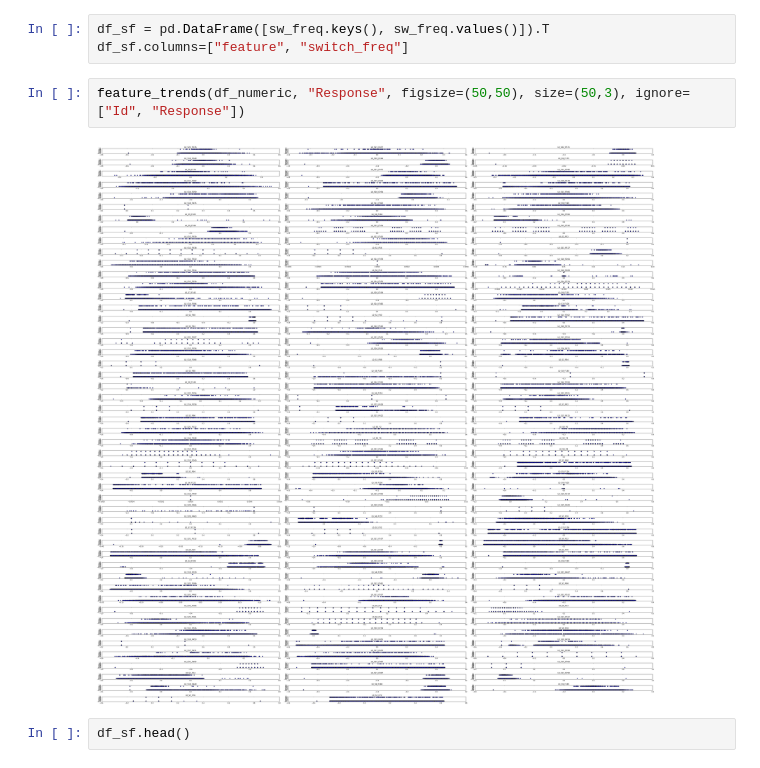
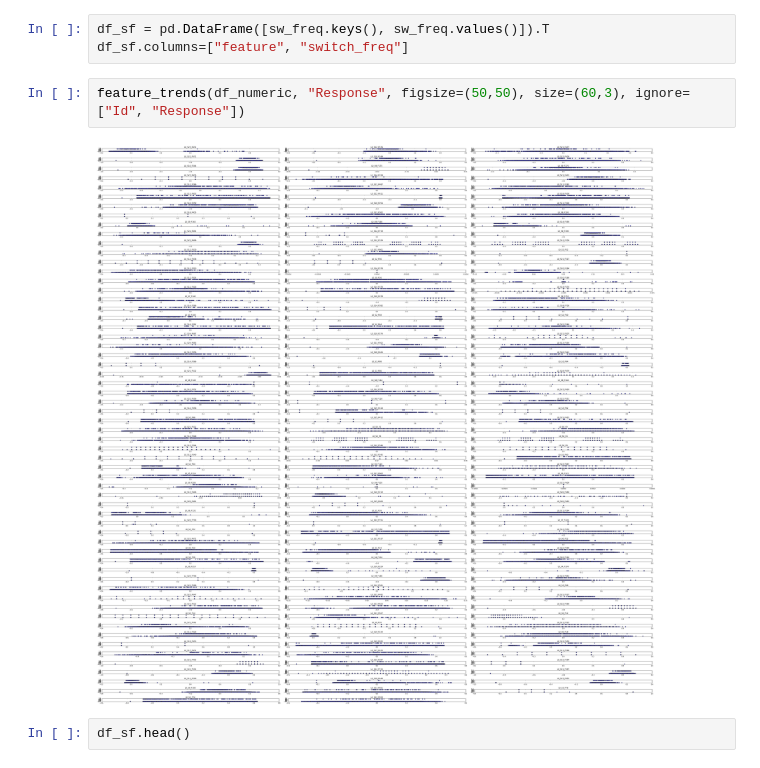
Before and after one commit to SiddhanthUnnithan/bosch_plp, a Jupyter notebook: Bosch_plp.ipynb, the cells around one changed output. Saved outputs shown, nothing was run; the diff lists cells and outputs as text.

```diff
--- a/Bosch_plp.ipynb
+++ b/Bosch_plp.ipynb
@@ -212,9 +185,9 @@ for col in df_numeric.columns[1:-1]:
 df_sf = pd.DataFrame([sw_freq.keys(), sw_freq.values()]).T
 df_sf.columns=["feature", "switch_freq"]
 # %%
-feature_trends(df_numeric, "Response", figsize=(50,50), size=(50,3), ignore=["Id", "Response"])
+feature_trends(df_numeric, "Response", figsize=(50,50), size=(60,3), ignore=["Id", "Response"])
 # %% [output]
-[figure, old version]
+[figure, new version]
 # %%
 df_sf.head()
 # %% [output]
```
Also changed, not shown: parts of 12 cells of this notebook.
